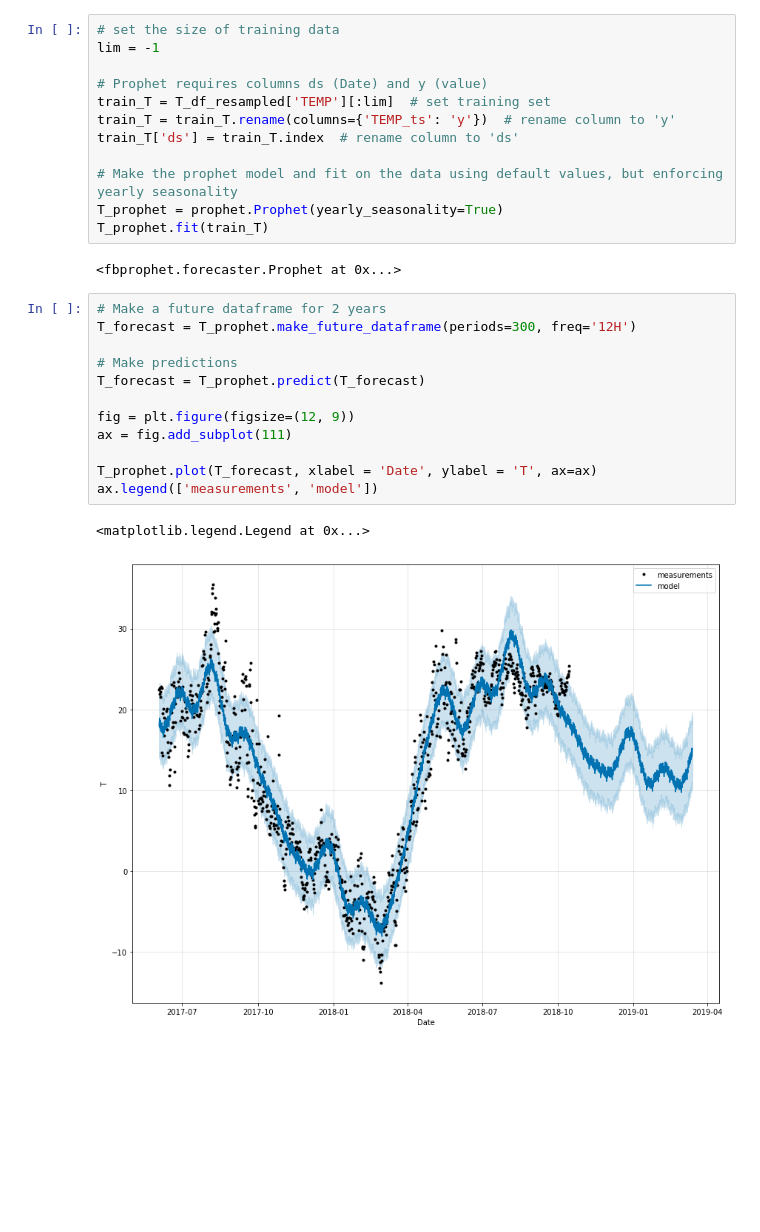
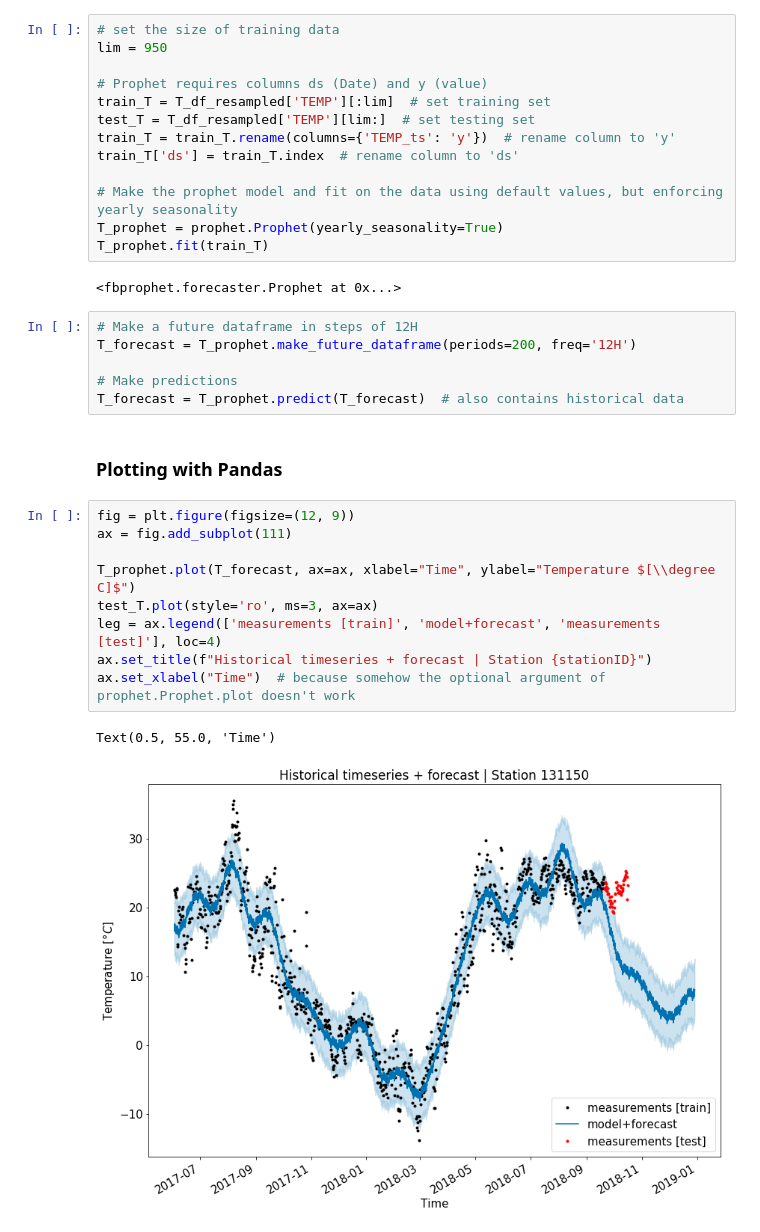
Before and after one commit to greenpeace/AQMesh, a Jupyter notebook: visu/BigQueryPandasPlotly.ipynb, the cells around one changed output. Drawn from its saved outputs; the diff is of its cells as text; blank space fills up the shorter version.

Commit message:
working forecast for T and CO, visu with pandas & plotly

```diff
--- a/visu/BigQueryPandasPlotly.ipynb
+++ b/visu/BigQueryPandasPlotly.ipynb
@@ -150,9 +179,10 @@ prophet.Prophet.plot?
 # %%
 # set the size of training data
-lim = -1
+lim = 950
 
 # Prophet requires columns ds (Date) and y (value)
 train_T = T_df_resampled['TEMP'][:lim]  # set training set
+test_T = T_df_resampled['TEMP'][lim:]  # set testing set
 train_T = train_T.rename(columns={'TEMP_ts': 'y'})  # rename column to 'y'
 train_T['ds'] = train_T.index  # rename column to 'ds'
 
@@ -162,17 +192,22 @@ T_prophet.fit(train_T)
 # %% [output]
 <fbprophet.forecaster.Prophet at 0x...>
 # %%
-# Make a future dataframe for 2 years
-T_forecast = T_prophet.make_future_dataframe(periods=300, freq='12H')
+# Make a future dataframe in steps of 12H
+T_forecast = T_prophet.make_future_dataframe(periods=200, freq='12H')
 
 # Make predictions
-T_forecast = T_prophet.predict(T_forecast)
-
-fig = plt.figure(figsize=(12, 9))
-ax = fig.add_subplot(111)
-
-T_prophet.plot(T_forecast, xlabel = 'Date', ylabel = 'T', ax=ax)
-ax.legend(['measurements', 'model'])
+T_forecast = T_prophet.predict(T_forecast)  # also contains historical data
-# %% [output]
-<matplotlib.legend.Legend at 0x...>
-[figure, removed]
+# %% [markdown]
+### Plotting with Pandas
+# %%
+fig = plt.figure(figsize=(12, 9))
+ax = fig.add_subplot(111)
+
+T_prophet.plot(T_forecast, ax=ax, xlabel="Time", ylabel="Temperature $[\\degree C]$")
+test_T.plot(style='ro', ms=3, ax=ax)
+leg = ax.legend(['measurements [train]', 'model+forecast', 'measurements [test]'], loc=4)
+ax.set_title(f"Historical timeseries + forecast | Station {stationID}")
+ax.set_xlabel("Time")  # because somehow the optional argument of prophet.Prophet.plot doesn't work
+# %% [output]
+Text(0.5, 55.0, 'Time')
+[figure, added]
```
Also changed, not shown: parts of 15 cells of this notebook.
